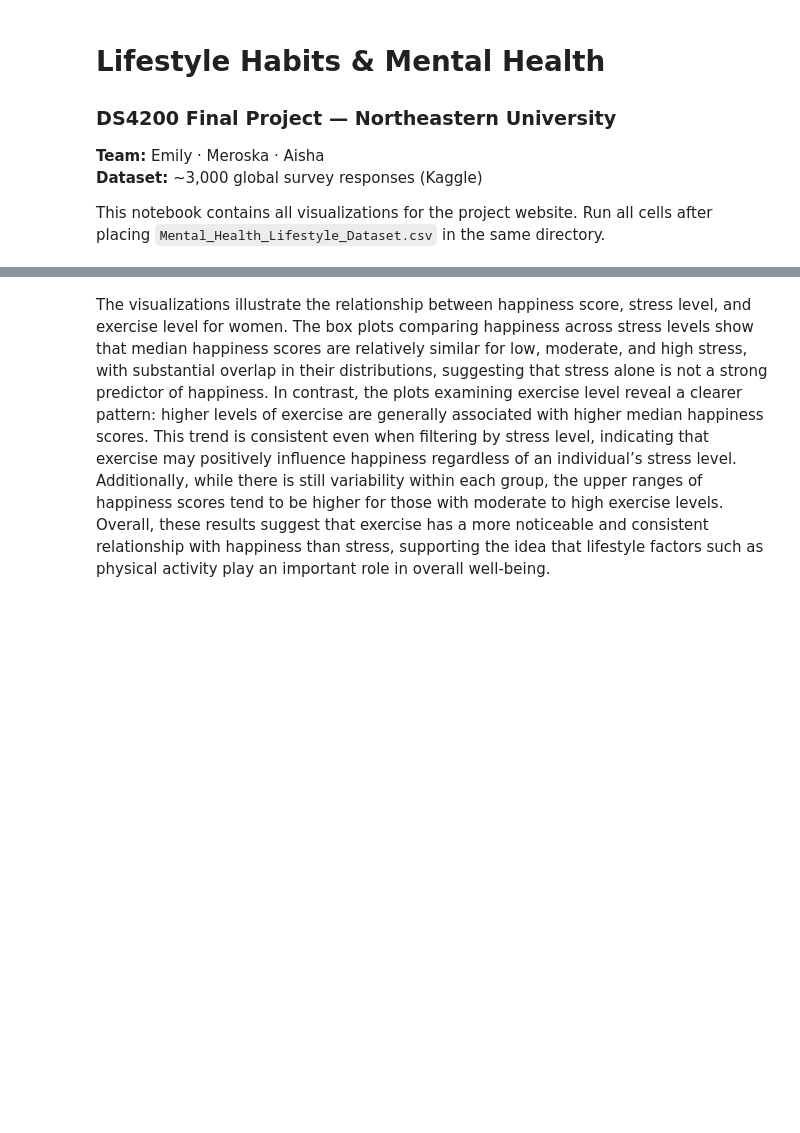
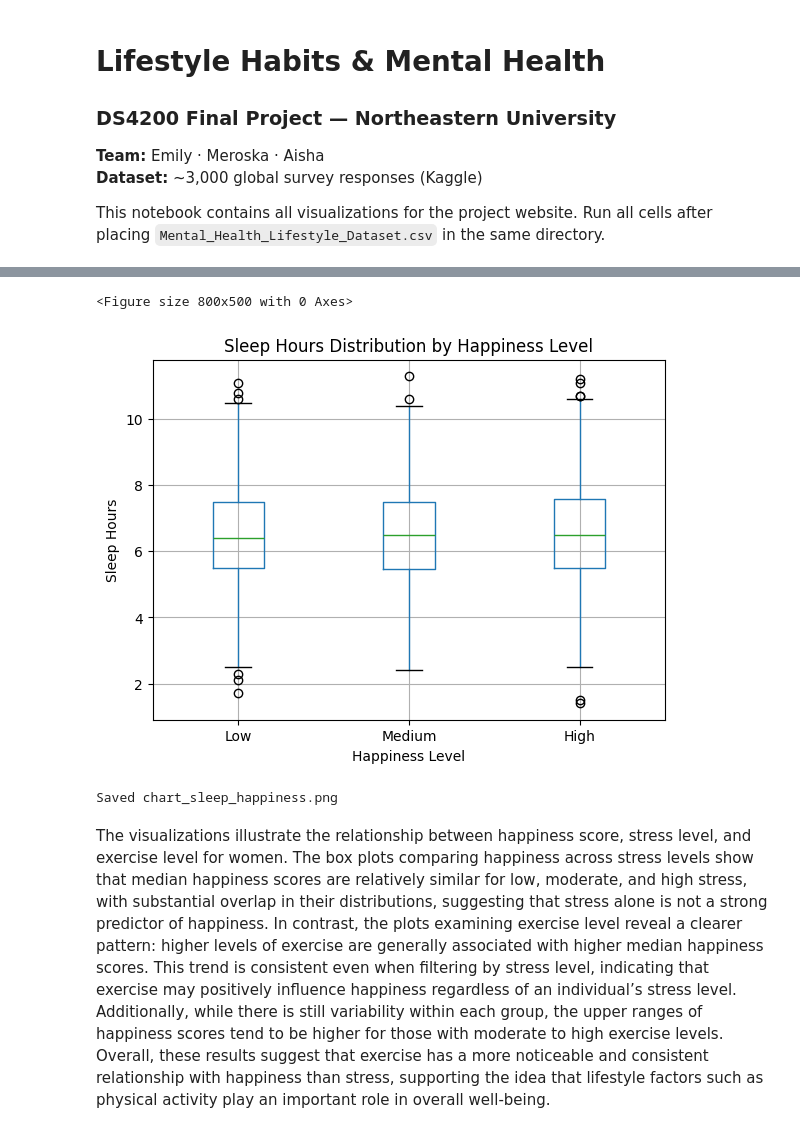
Before and after one commit to aishabigham/DS4200-Mental-Health, a Jupyter notebook: DS4200_Mental_Health_Website (1).ipynb, the cells around one changed output, grey strips where cells are left out. Cells and saved outputs as stored; diff of their text form; code cells hidden in the pictures; blank space fills up the shorter version.

```diff
--- a/DS4200_Mental_Health_Website (1).ipynb
+++ b/DS4200_Mental_Health_Website (1).ipynb
@@ -30,19 +42,18 @@ plt.show()
 # %%
-
-# Create happiness categories
-df["Happiness Level"] = pd.cut(
-    df["Happiness Score"],
-    bins=[0, 4, 7, 10],
-    labels=["Low", "Medium", "High"]
-)
 plt.figure(figsize=(8,5))
 df.boxplot(column="Sleep Hours", by="Happiness Level")
 
 plt.title("Sleep Hours Distribution by Happiness Level")
 plt.suptitle("")
 plt.xlabel("Happiness Level")
 plt.ylabel("Sleep Hours")
+plt.savefig('chart_sleep_happiness.png', dpi=150, bbox_inches='tight')
 plt.show()
+print('Saved chart_sleep_happiness.png')
+# %% [output]
+<Figure size 800x500 with 0 Axes>
+[figure, added]
+Saved chart_sleep_happiness.png
 # %%
 import altair as alt
 
```
Also changed, not shown: parts of 2 cells of this notebook, 4 other files.
